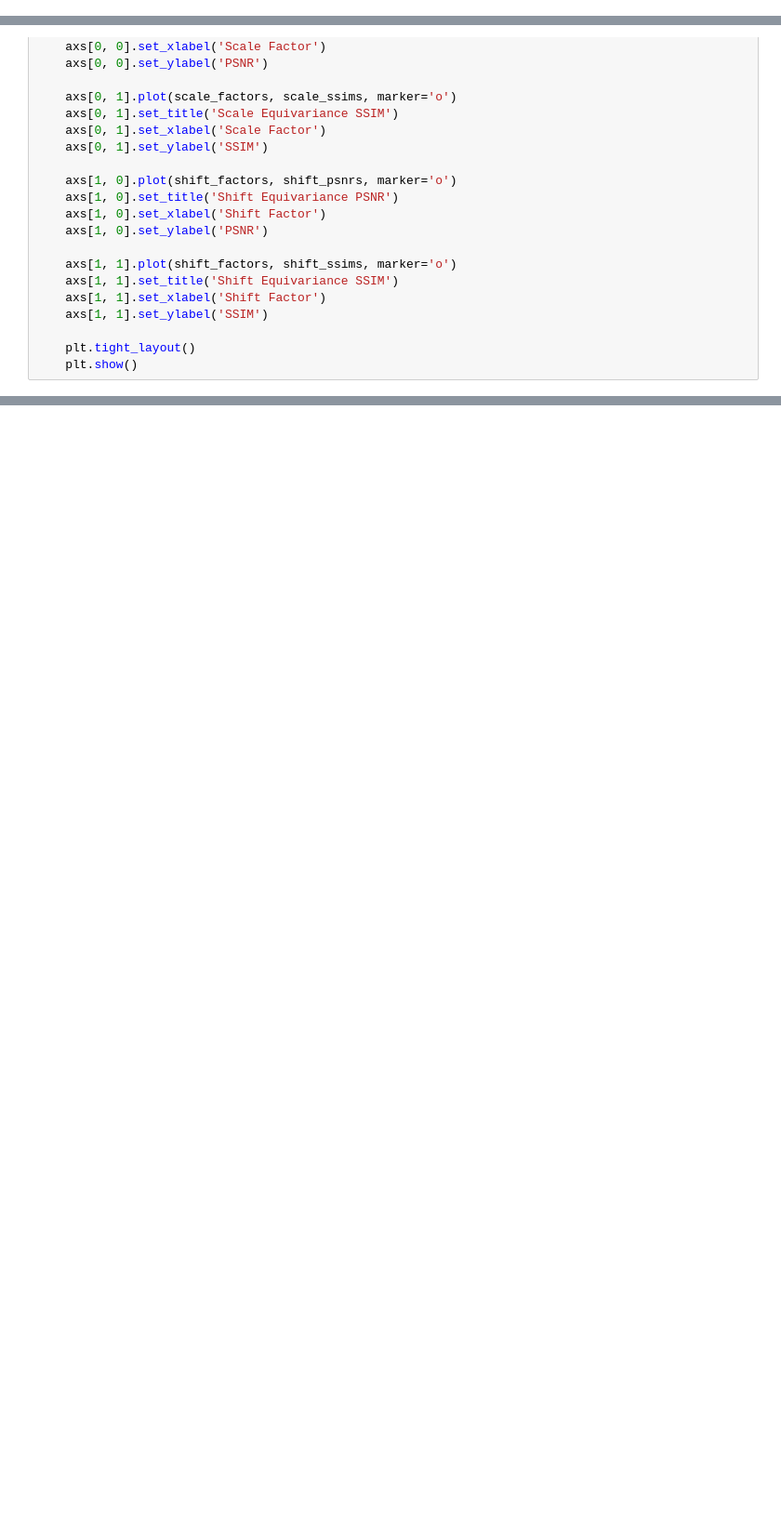
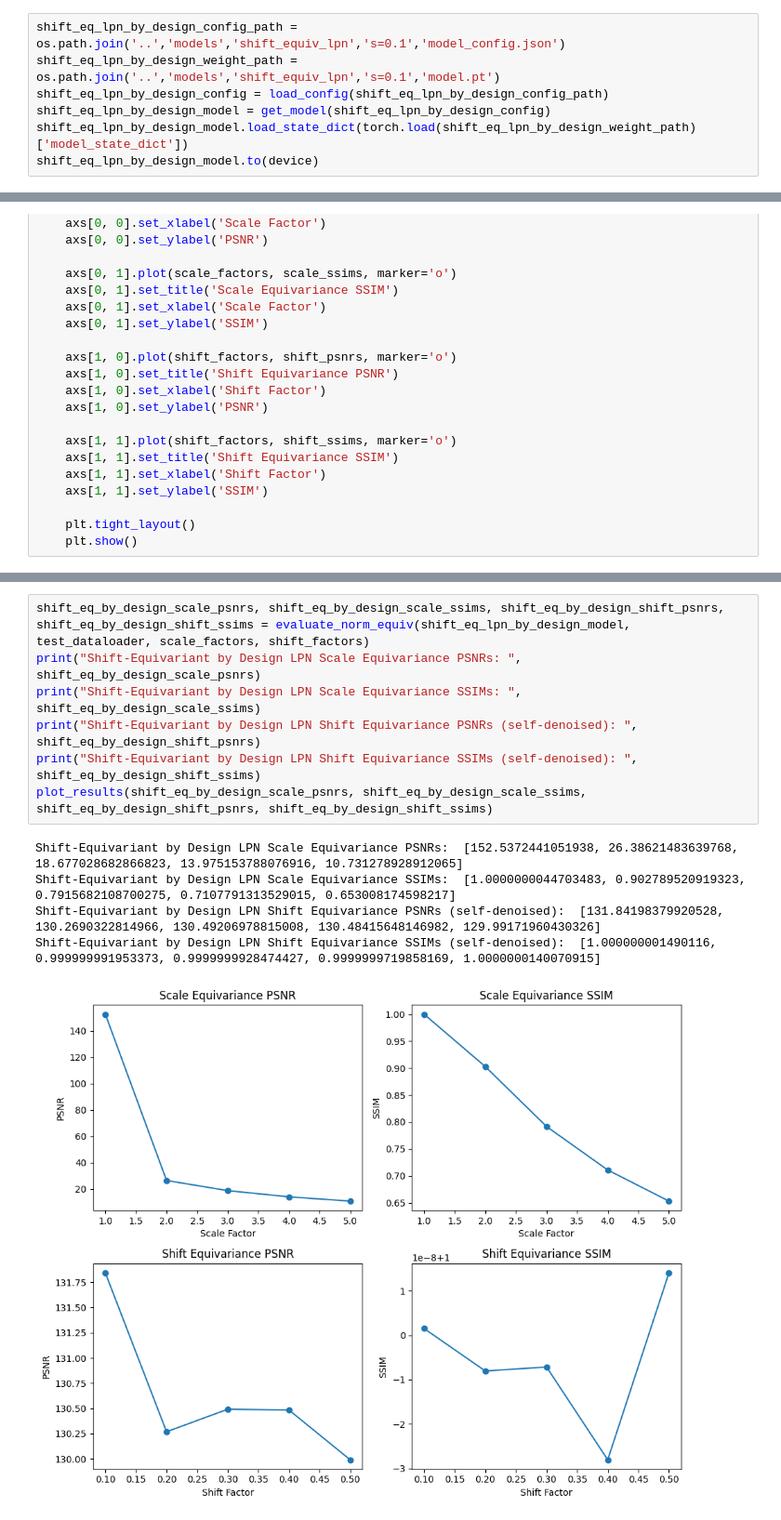
Before and after one commit to OriSavir/learned-proximal-networks, a Jupyter notebook: exps/bsd/notebooks/normalization_equivariance.ipynb, the cells around one changed output, grey strips where cells are left out. Shown at 93% size. Drawn from its saved outputs; the diff is of its cells as text; blank space fills up the shorter version.

```diff
--- a/exps/bsd/notebooks/normalization_equivariance.ipynb
+++ b/exps/bsd/notebooks/normalization_equivariance.ipynb
@@ -131,0 +133,7 @@ DRUNet(
+# %%
+shift_eq_lpn_by_design_config_path = os.path.join('..','models','shift_equiv_lpn','s=0.1','model_config.json')
+shift_eq_lpn_by_design_weight_path = os.path.join('..','models','shift_equiv_lpn','s=0.1','model.pt')
+shift_eq_lpn_by_design_config = load_config(shift_eq_lpn_by_design_config_path)
+shift_eq_lpn_by_design_model = get_model(shift_eq_lpn_by_design_config)
+shift_eq_lpn_by_design_model.load_state_dict(torch.load(shift_eq_lpn_by_design_weight_path)['model_state_dict'])
+shift_eq_lpn_by_design_model.to(device)
@@ -294,0 +322,13 @@ DRUNet Shift Equivariance SSIMs:  [1.0000000113248826, 0.9999999940395355, 1.000
+# %%
+shift_eq_by_design_scale_psnrs, shift_eq_by_design_scale_ssims, shift_eq_by_design_shift_psnrs, shift_eq_by_design_shift_ssims = evaluate_norm_equiv(shift_eq_lpn_by_design_model, test_dataloader, scale_factors, shift_factors)
+print("Shift-Equivariant by Design LPN Scale Equivariance PSNRs: ", shift_eq_by_design_scale_psnrs)
+print("Shift-Equivariant by Design LPN Scale Equivariance SSIMs: ", shift_eq_by_design_scale_ssims)
+print("Shift-Equivariant by Design LPN Shift Equivariance PSNRs (self-denoised): ", shift_eq_by_design_shift_psnrs)
+print("Shift-Equivariant by Design LPN Shift Equivariance SSIMs (self-denoised): ", shift_eq_by_design_shift_ssims)
+plot_results(shift_eq_by_design_scale_psnrs, shift_eq_by_design_scale_ssims, shift_eq_by_design_shift_psnrs, shift_eq_by_design_shift_ssims)
+# %% [output]
+Shift-Equivariant by Design LPN Scale Equivariance PSNRs:  [152.5372441051938, 26.38621483639768, 18.677028682866823, 13.975153788076916, 10.731278928912065]
+Shift-Equivariant by Design LPN Scale Equivariance SSIMs:  [1.0000000044703483, 0.902789520919323, 0.7915682108700275, 0.7107791313529015, 0.653008174598217]
+Shift-Equivariant by Design LPN Shift Equivariance PSNRs (self-denoised):  [131.84198379920528, 130.2690322814966, 130.49206978815008, 130.48415648146982, 129.99171960430326]
+Shift-Equivariant by Design LPN Shift Equivariance SSIMs (self-denoised):  [1.000000001490116, 0.999999991953373, 0.9999999928474427, 0.9999999719858169, 1.0000000140070915]
+[figure, added]
```
Also changed, not shown: parts of 8 cells of this notebook, 6 other files.
